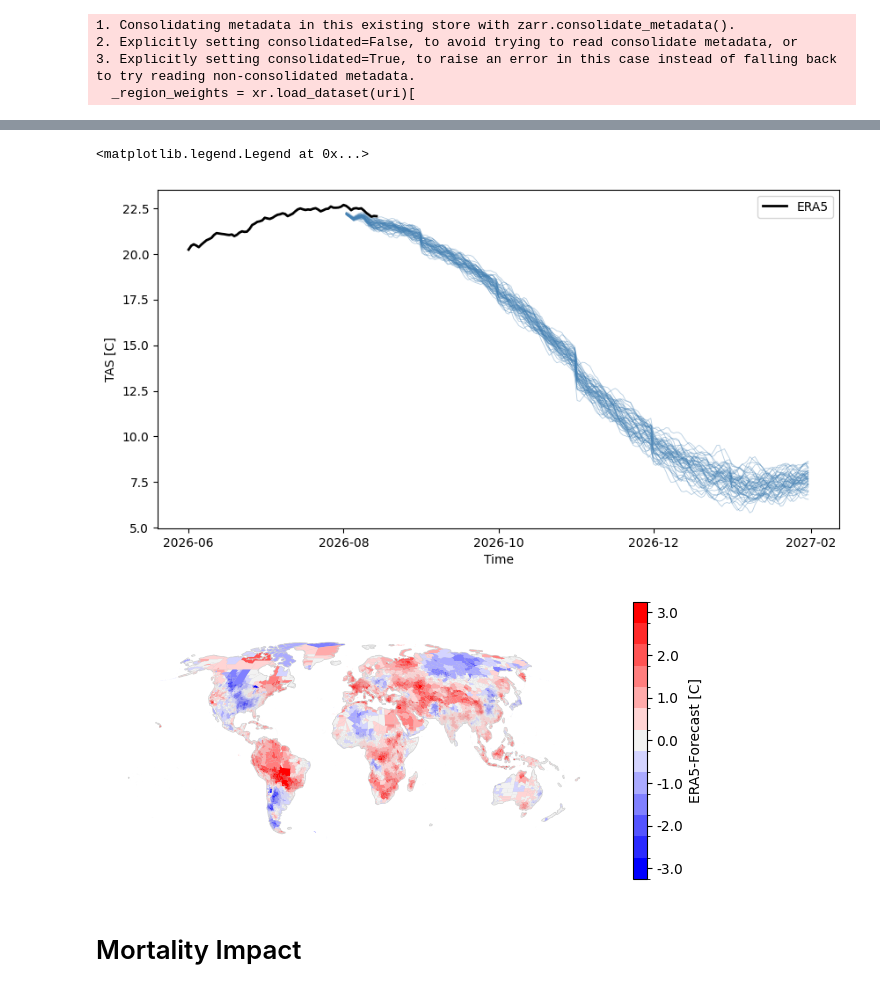
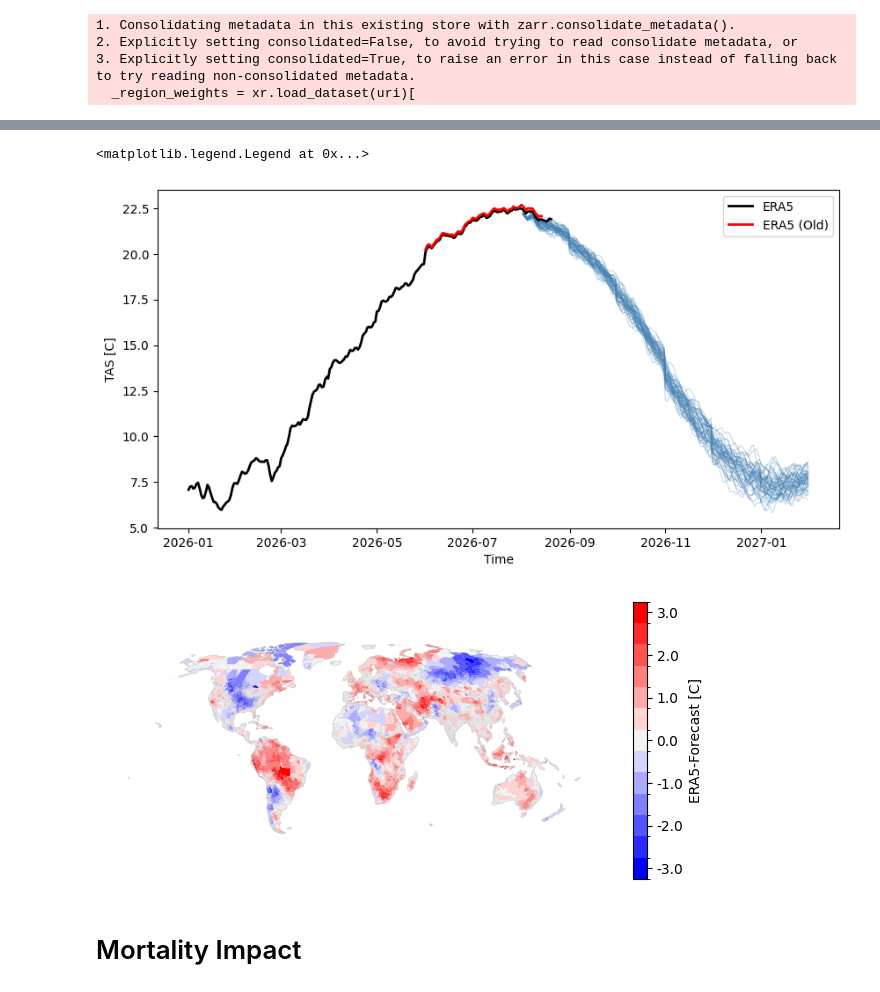
Before and after one commit to ezuetell/poreallas, a Jupyter notebook: analysis/a14_era5_running_total.ipynb, the cells around one changed output, grey strips where cells are left out. Cells and saved outputs as stored; diff of their text form; code cells hidden in the pictures.

```diff
--- a/analysis/a14_era5_running_total.ipynb
+++ b/analysis/a14_era5_running_total.ipynb
@@ -52,3 +52,6 @@ socioeconomics =  xr.open_zarr(os.path.join(DATA_DIR, SOCIOECONOMICS_URI))
 socioeconomics = socioeconomics.sel(year = 2026)[['pop0to4', 'pop5to64', 'pop65plus', 'pop', 'gdppc', 'iso3']]
 # %% [markdown]
 # Forecast Comparison
+# %%
+era5_running_old = xr.open_zarr("/home/emily_zuetell/projects/poreallas/data/2606to08_era5_running_adj.zarr")
+era5_running_ir_old = isku_utils.grid_to_ir(era5_running_old, savefile = None)
@@ -55,5 +63,5 @@ socioeconomics = socioeconomics.sel(year = 2026)[['pop0to4', 'pop5to64', 'pop65p
 # %%
-era5_running = xr.open_zarr("/home/emily_zuetell/projects/poreallas/data/2606to08_era5_running_adj.zarr")
+era5_running = xr.open_zarr("/home/emily_zuetell/projects/poreallas/data/26_era5_running_adj_tas.zarr")
 era5_running_ir = isku_utils.grid_to_ir(era5_running, savefile = None)
 # %% [output]
 1. Consolidating metadata in this existing store with zarr.consolidate_metadata().
@@ -78,19 +96,26 @@ def grid_avg(ds, dims = ["lat", "lon"]):
+# %%
+ds_era5 = grid_avg(analysis_utils.land_only(era5_running))-273.15
+ds_era5 = ds_era5.convert_calendar("standard", use_cftime=False)
+ds_era5 = ds_era5.sel(time=slice('2026', None))
+ds_era5_old = grid_avg(analysis_utils.land_only(era5_running_old))-273.15
+ds_era5_old = ds_era5_old.convert_calendar("standard", use_cftime=False)
+ds_forecast = grid_avg(analysis_utils.land_only(forecast)).sortby('time')-273.15
+ds_forecast = ds_forecast.convert_calendar("standard", use_cftime=False)
 # %%
-ds_era5 = grid_avg(analysis_utils.land_only(era5_running))-273.15
-ds_forecast = grid_avg(analysis_utils.land_only(forecast)).sortby('time')-273.15
 fig, ax = plt.subplots(figsize=(10, 5))
 
 ax.plot(ds_forecast.time, ds_forecast['tas'].transpose("time", "number"),
         color="steelblue", linewidth=0.6, alpha=0.4)
 
 ax.plot(ds_era5.time, ds_era5['tas'], color="black", linewidth=2.0, label="ERA5")
+ax.plot(ds_era5_old.time, ds_era5_old['tas'], color="red", linewidth=2.0, label="ERA5 (Old)")
 
 ax.set_xlabel("Time")
 ax.set_ylabel('TAS [C]')
 ax.legend()
 # %% [output]
 <matplotlib.legend.Legend at 0x...>
-[figure, old version]
+[figure, new version]
 # %%
 diff = (era5_running_ir-forecast_ir.mean(dim = 'number')).mean(dim = 'time')
 _polygons_diff = analysis_utils.xarray_to_gpd(diff['tas'], _polygons)
@@ -107,7 +132,7 @@ ax = analysis_utils.plot_single(
 fig = ax.figure
 fig.savefig("2608_diff_running_total_aug2_14.png", dpi = 600, bbox_inches="tight")
 # %% [output]
-[figure, old version]
+[figure, new version]
 # %% [markdown]
 # Mortality Impact
 # %%
```
Also changed, not shown: parts of 4 cells of this notebook.
